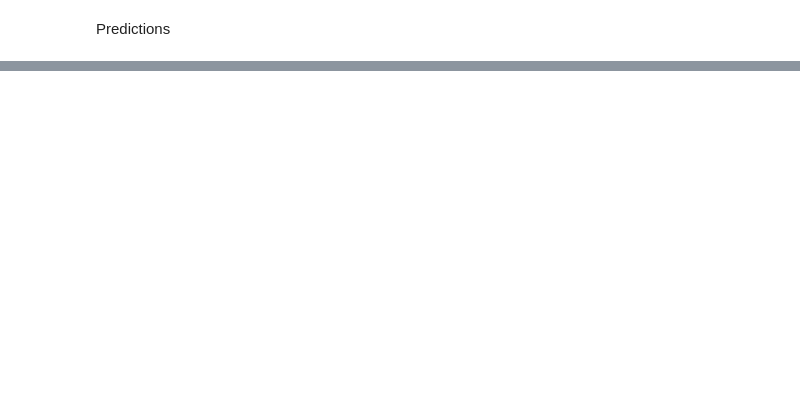
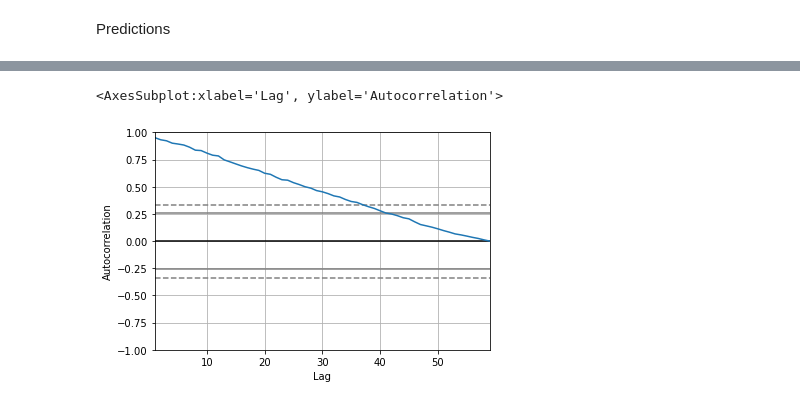
Before and after one commit to kmarkey/LJ_Leading_Indicators, a Jupyter notebook: linear_regression.ipynb, the cells around one changed output, grey strips where cells are left out. Saved outputs shown, nothing was run; the diff lists cells and outputs as text; code cells hidden in the pictures; blank space fills up the shorter version.

```diff
--- a/linear_regression.ipynb
+++ b/linear_regression.ipynb
@@ -47,0 +55,5 @@ mean_squared_error(test_pred, y_test)
+# %%
+autocorrelation_plot(data)
+# %% [output]
+<AxesSubplot:xlabel='Lag', ylabel='Autocorrelation'>
+[figure, added]
```
Also changed, not shown: parts of 5 cells of this notebook, 18 other files.
